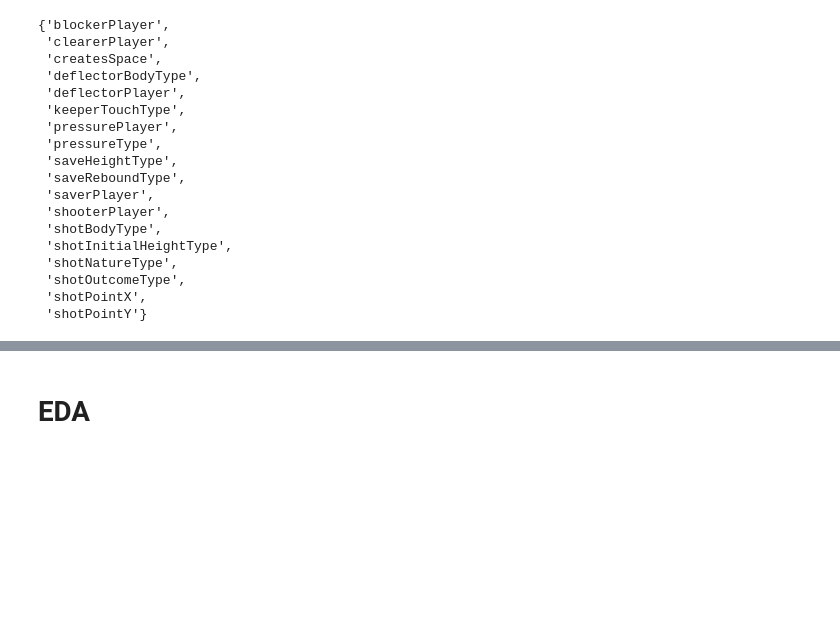
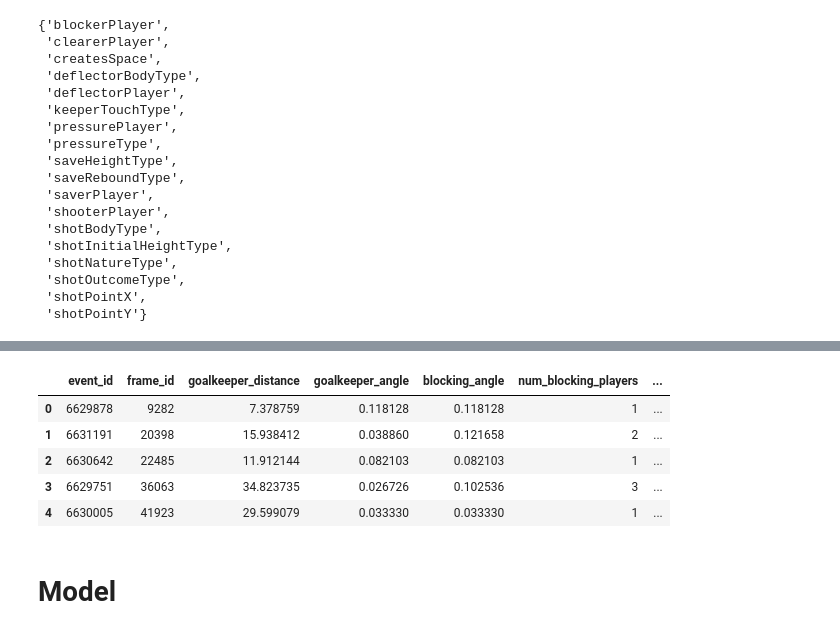
Before and after one commit to JoaoP-Silva/robozao, a Jupyter notebook: robozao.ipynb, the cells around one changed output, grey strips where cells are left out. Saved outputs shown, nothing was run; the diff lists cells and outputs as text; code cells hidden in the pictures; blank space fills up the shorter version.

```diff
--- a/robozao.ipynb
+++ b/robozao.ipynb
@@ -207,0 +277,36 @@ def extract_features(raw_frames):
+# %%
+# fill na pressure type values
+df.loc[df['pressure_type'].isna(), 'pressure_type'] = df.apply(
+    lambda row: 'P' if row['num_blocking_players'] >= 4 else 'L',
+    axis=1
+)
+
+# set the maximum number of blocking players to 7
+df['num_blocking_players'] = df['num_blocking_players'].clip(upper=7)
+# %%
+# creating the target and shoot_height columns
+df['goal'] = df['outcome'] == 'G'
+df['shot_height'] = df['shot_height'].fillna(df['shot_initial_height'])
+
+# drop useless columns
+df.drop(columns=['shot_initial_height', 'outcome'], inplace=True)
+# %%
+# encode the categorical features
+label_encoder = LabelEncoder()
+
+df['shot_height'] = label_encoder.fit_transform(df['shot_height'])
+df['shot_height'].astype('category')
+
+df['pressure_type'] = label_encoder.fit_transform(df['pressure_type'])
+df['pressure_type'].astype('category')
+
+df.head()
+
+#
+# %% [output]
+|  | event_id | frame_id | goalkeeper_distance | goalkeeper_angle | blocking_angle | num_blocking_players | ... |
+| 0 | 6629878 | 9282 | 7.378759 | 0.118128 | 0.118128 | 1 | ... |
+| 1 | 6631191 | 20398 | 15.938412 | 0.038860 | 0.121658 | 2 | ... |
+| 2 | 6630642 | 22485 | 11.912144 | 0.082103 | 0.082103 | 1 | ... |
+| 3 | 6629751 | 36063 | 34.823735 | 0.026726 | 0.102536 | 3 | ... |
+| 4 | 6630005 | 41923 | 29.599079 | 0.033330 | 0.033330 | 1 | ... |
@@ -208,2 +329,2 @@ def extract_features(raw_frames):
 # %% [markdown]
-# EDA
+# Model
```
Also changed, not shown: parts of 11 cells of this notebook, 1 other file.
